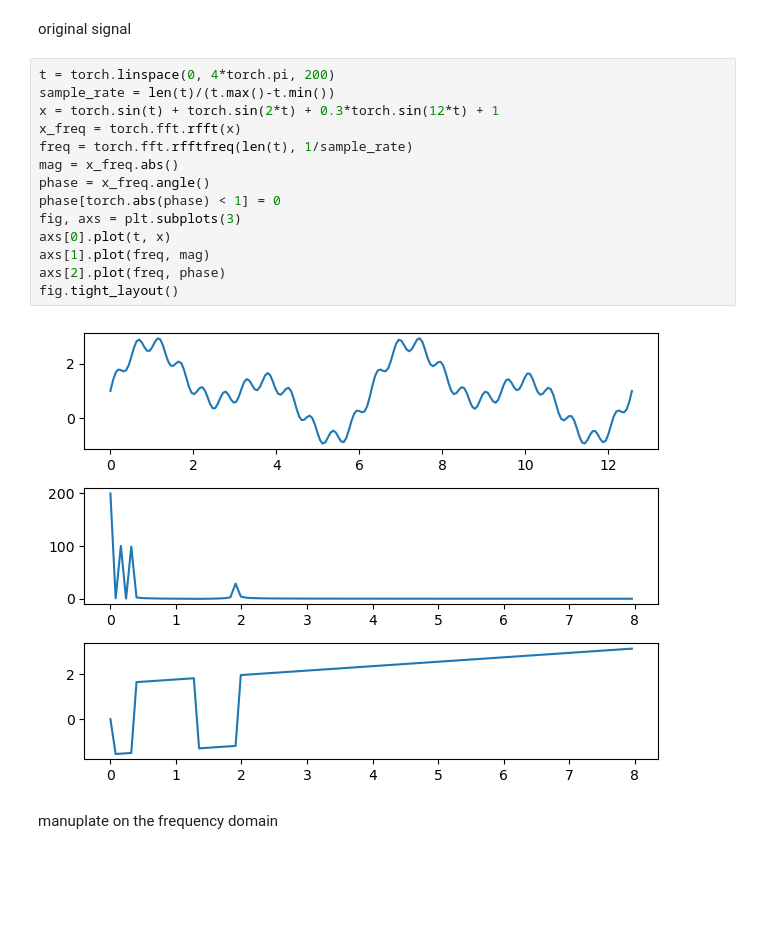
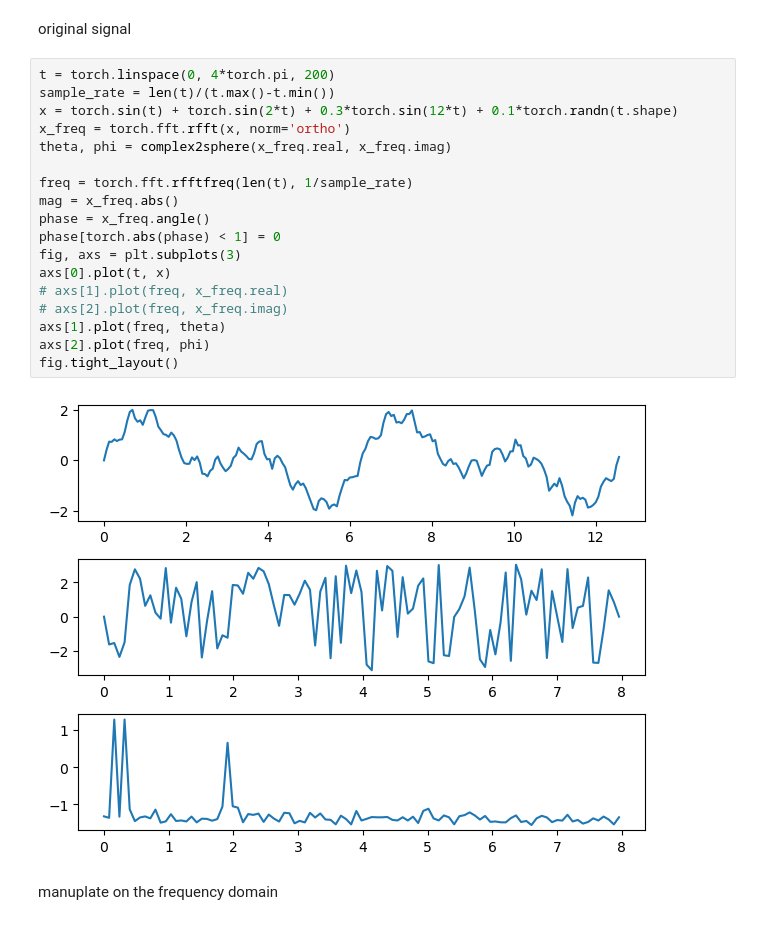
Before and after one commit to WillWang1113/Moving-Average-Diffusion, a Jupyter notebook: notebooks/test.ipynb, the cells around one changed output. Drawn from its saved outputs; the diff is of its cells as text; blank space fills up the shorter version.

```diff
--- a/notebooks/test.ipynb
+++ b/notebooks/test.ipynb
@@ -38,19 +39,23 @@ original signal
 # %%
 t = torch.linspace(0, 4*torch.pi, 200)
 sample_rate = len(t)/(t.max()-t.min())
-x = torch.sin(t) + torch.sin(2*t) + 0.3*torch.sin(12*t) + 1
-x_freq = torch.fft.rfft(x)
+x = torch.sin(t) + torch.sin(2*t) + 0.3*torch.sin(12*t) + 0.1*torch.randn(t.shape)
+x_freq = torch.fft.rfft(x, norm='ortho')
+theta, phi = complex2sphere(x_freq.real, x_freq.imag)
+
 freq = torch.fft.rfftfreq(len(t), 1/sample_rate)
 mag = x_freq.abs()
 phase = x_freq.angle()
 phase[torch.abs(phase) < 1] = 0
 fig, axs = plt.subplots(3)
 axs[0].plot(t, x)
-axs[1].plot(freq, mag)
-axs[2].plot(freq, phase)
+# axs[1].plot(freq, x_freq.real)
+# axs[2].plot(freq, x_freq.imag)
+axs[1].plot(freq, theta)
+axs[2].plot(freq, phi)
 fig.tight_layout()
 # %% [output]
-[figure, old version]
+[figure, new version]
 # %% [markdown]
 manuplate on the frequency domain
 # %%
```
Also changed, not shown: parts of 4 cells of this notebook, 11 other files.
